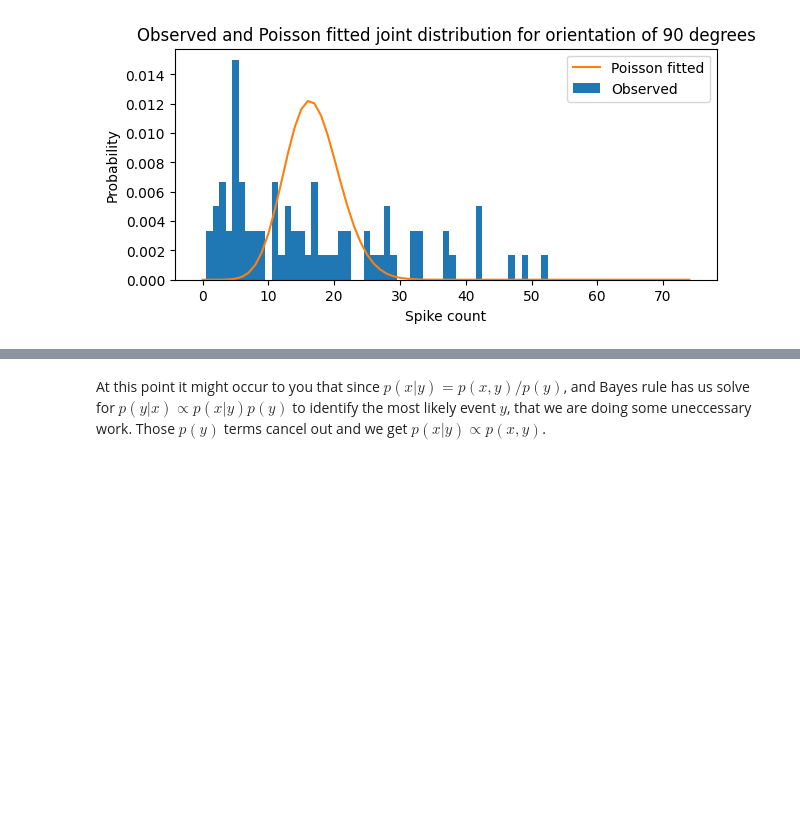
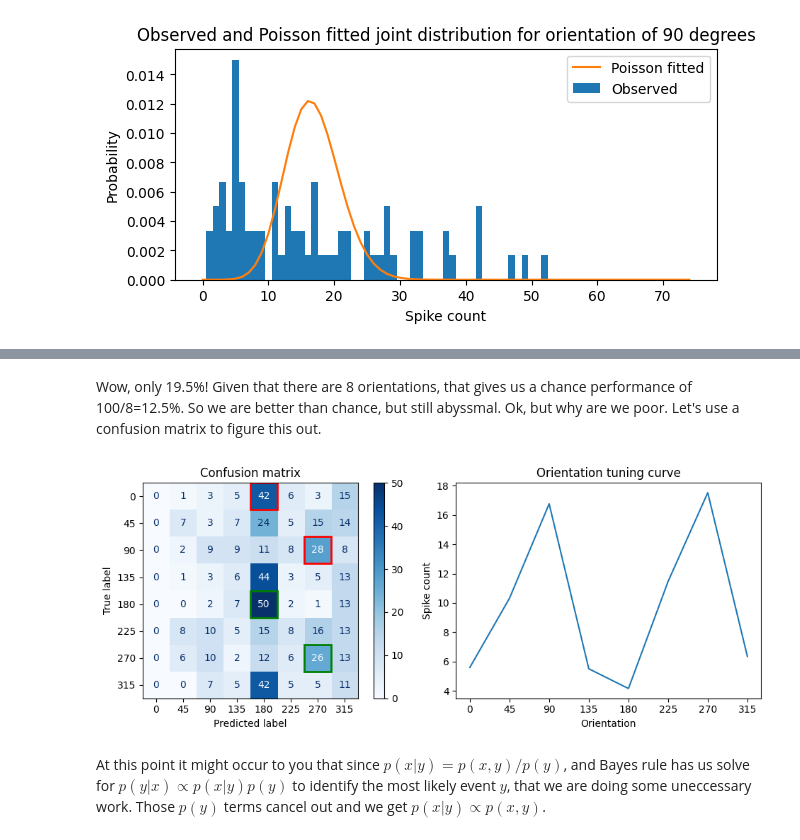
Before and after one commit to dbheadley/DecodingTheBrain, a Jupyter notebook: Week12/notes.ipynb, the cells around one changed output, grey strips where cells are left out. Cells and saved outputs as stored; diff of their text form; code cells hidden in the pictures; blank space fills up the shorter version.

```diff
--- a/Week12/notes.ipynb
+++ b/Week12/notes.ipynb
@@ -289,2 +312,29 @@ We can see here that for very low spike counts the stimulus eliciting the fewest
+# %% [markdown]
+Wow, only 19.5%! Given that there are 8 orientations, that gives us a chance performance of 100/8=12.5%. So we are better than chance, but still abyssmal. Ok, but why are we poor. Let's use a confusion matrix to figure this out.
+# %%
+# create a confusion matrix
+conf_mat = confusion_matrix(eval_nb['orientation'], eval_nb['pred_ori'])
+
+# plot the confusion matrix
+fig, ax = plt.subplots(1,2, figsize=(10,4))
+cmd = ConfusionMatrixDisplay(confusion_matrix=conf_mat, display_labels=ori_vals)
+cmd.plot(ax=ax[0],cmap='Blues')
+ax[0].set_title('Confusion matrix')
+ax[0].set_xticklabels(map(int,ori_vals))
+ax[0].set_yticklabels(map(int,ori_vals))
+# draw a red box around the square where the true label is 90 and the predicted label is 270
+ax[0].add_patch(plt.Rectangle((np.where(ori_vals==270)[0][0]-0.5, np.where(ori_vals==90)[0][0]-0.5), 1, 1, fill=False, edgecolor='red', lw=2))
+ax[0].add_patch(plt.Rectangle((np.where(ori_vals==270)[0][0]-0.5, np.where(ori_vals==270)[0][0]-0.5), 1, 1, fill=False, edgecolor='green', lw=2))
+ax[0].add_patch(plt.Rectangle((np.where(ori_vals==180)[0][0]-0.5, np.where(ori_vals==0)[0][0]-0.5), 1, 1, fill=False, edgecolor='red', lw=2))
+ax[0].add_patch(plt.Rectangle((np.where(ori_vals==180)[0][0]-0.5, np.where(ori_vals==180)[0][0]-0.5), 1, 1, fill=False, edgecolor='green', lw=2))
+
+ax[1].plot(ori_vals, rf_ori_mean[0])
+ax[1].set_xticks(ori_vals)
+ax[1].set_xlabel('Orientation')
+ax[1].set_ylabel('Spike count')
+ax[1].set_title('Orientation tuning curve')
+fig.tight_layout()
+# %% [output]
+[figure, added]
 # %% [markdown]
 At this point it might occur to you that since $p(x|y)=p(x,y)/p(y)$, and Bayes rule has us solve for $p(y|x) \propto p(x|y)p(y)$ to identify the most likely event $y$, that we are doing some uneccessary work. Those $p(y)$ terms cancel out and we get $p(x|y) \propto p(x,y)$.
```
Also changed, not shown: parts of 7 cells of this notebook, 1 other file.
